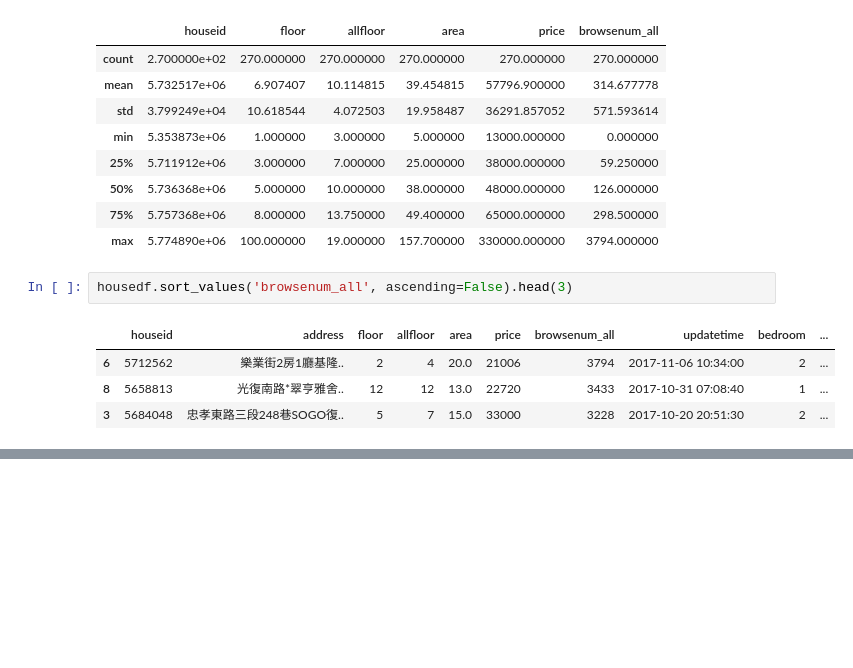
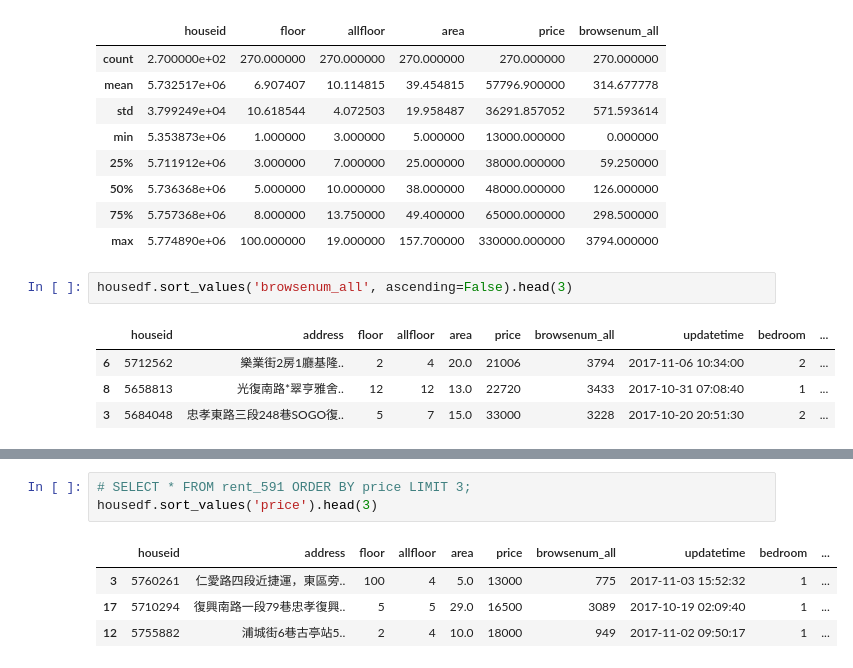
Before and after one commit to ywchiu/fetnetpy, a Jupyter notebook: Demo20171108.ipynb, the cells around one changed output, grey strips where cells are left out. Drawn from its saved outputs; the diff is of its cells as text; blank space fills up the shorter version.

```diff
--- a/Demo20171108.ipynb
+++ b/Demo20171108.ipynb
@@ -441,0 +477,8 @@ housedf.sort_values('browsenum_all', ascending=False).head(3)
+# %%
+# SELECT * FROM rent_591 ORDER BY price LIMIT 3;
+housedf.sort_values('price').head(3)
+# %% [output]
+|  | houseid | address | floor | allfloor | area | price | browsenum_all | updatetime | bedroom | ... |
+| 3 | 5760261 | 仁愛路四段近捷運，東區旁.. | 100 | 4 | 5.0 | 13000 | 775 | 2017-11-03 15:52:32 | 1 | ... |
+| 17 | 5710294 | 復興南路一段79巷忠孝復興.. | 5 | 5 | 29.0 | 16500 | 3089 | 2017-10-19 02:09:40 | 1 | ... |
+| 12 | 5755882 | 浦城街6巷古亭站5.. | 2 | 4 | 10.0 | 18000 | 949 | 2017-11-02 09:50:17 | 1 | ... |
```
Also changed, not shown: parts of 18 cells of this notebook.
